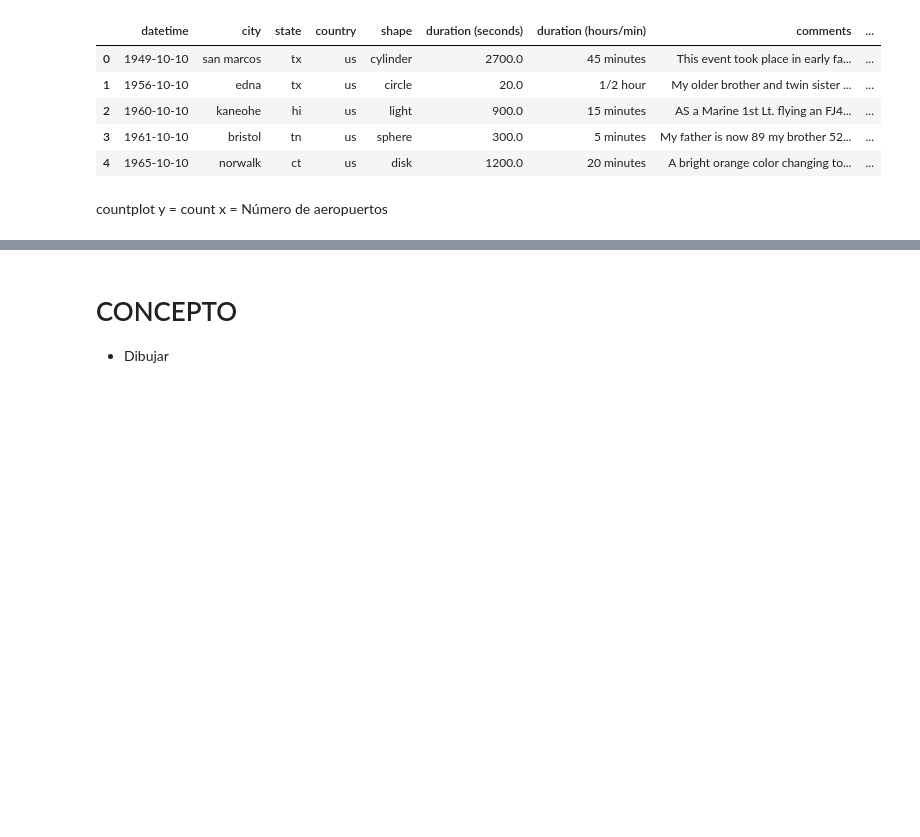
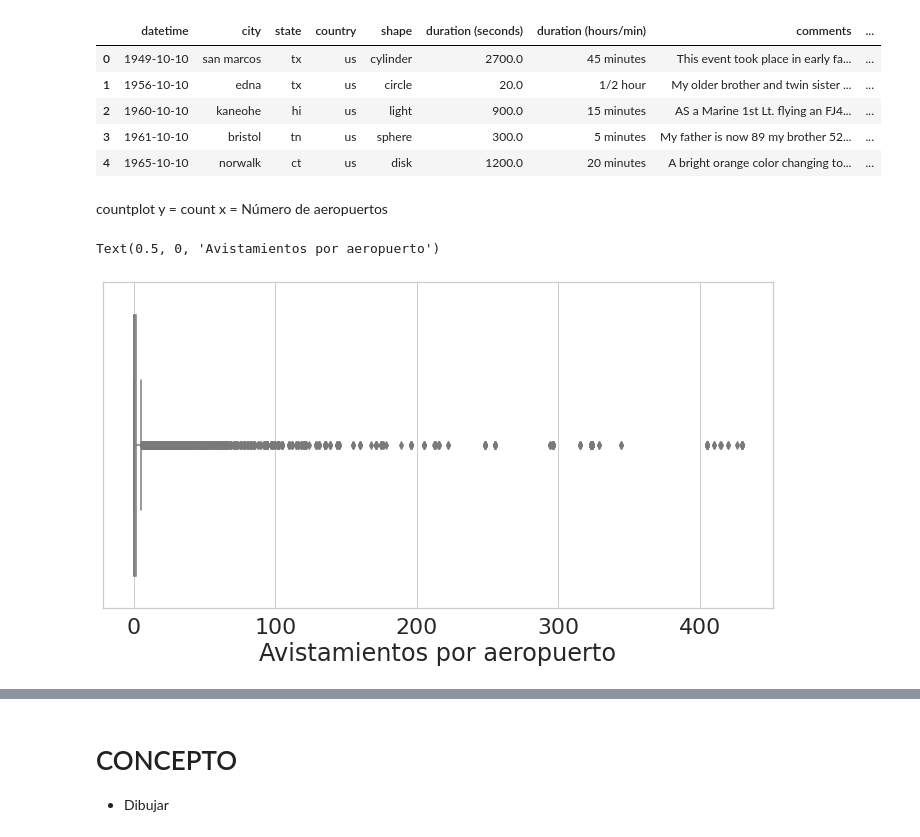
Before and after one commit to LuisSerranoCerame/Aliens, a Jupyter notebook: Full_Geoqueries.ipynb, the cells around one changed output, grey strips where cells are left out. Drawn from its saved outputs; the diff is of its cells as text; code cells hidden in the pictures; blank space fills up the shorter version.

```diff
--- a/Full_Geoqueries.ipynb
+++ b/Full_Geoqueries.ipynb
@@ -517,3 +517,16 @@ sucesosconaeropuertos.head()
 | 4 | 1965-10-10 | norwalk | ct | us | disk | 1200.0 | 20 minutes | A bright orange color changing to... | ... |
 # %% [markdown]
 countplot y = count x = Número de aeropuertos
+# %%
+import seaborn as sns
+import matplotlib.pyplot as plt
+sns.set_context("poster")
+sns.set(rc={"figure.figsize": (12.,6.)})
+sns.set_style("whitegrid")
+# %%
+eventosaeropuert = sns.boxplot(x=data4["n_eventos"],data = data4)
+sns.set(font_scale = 2,style="whitegrid", palette="pastel")
+plt.xlabel('Avistamientos por aeropuerto')
+# %% [output]
+Text(0.5, 0, 'Avistamientos por aeropuerto')
+[figure, added]
```
Also changed, not shown: parts of 4 cells of this notebook, 4 other files.
